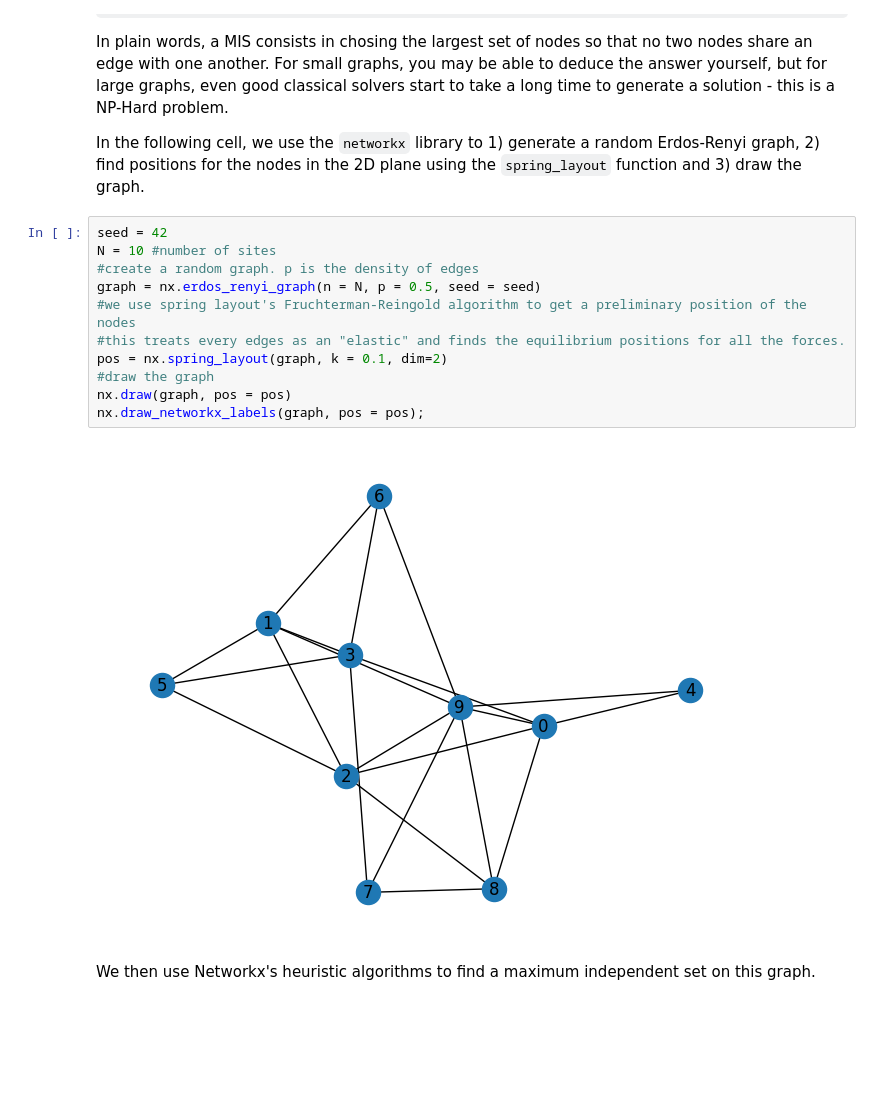
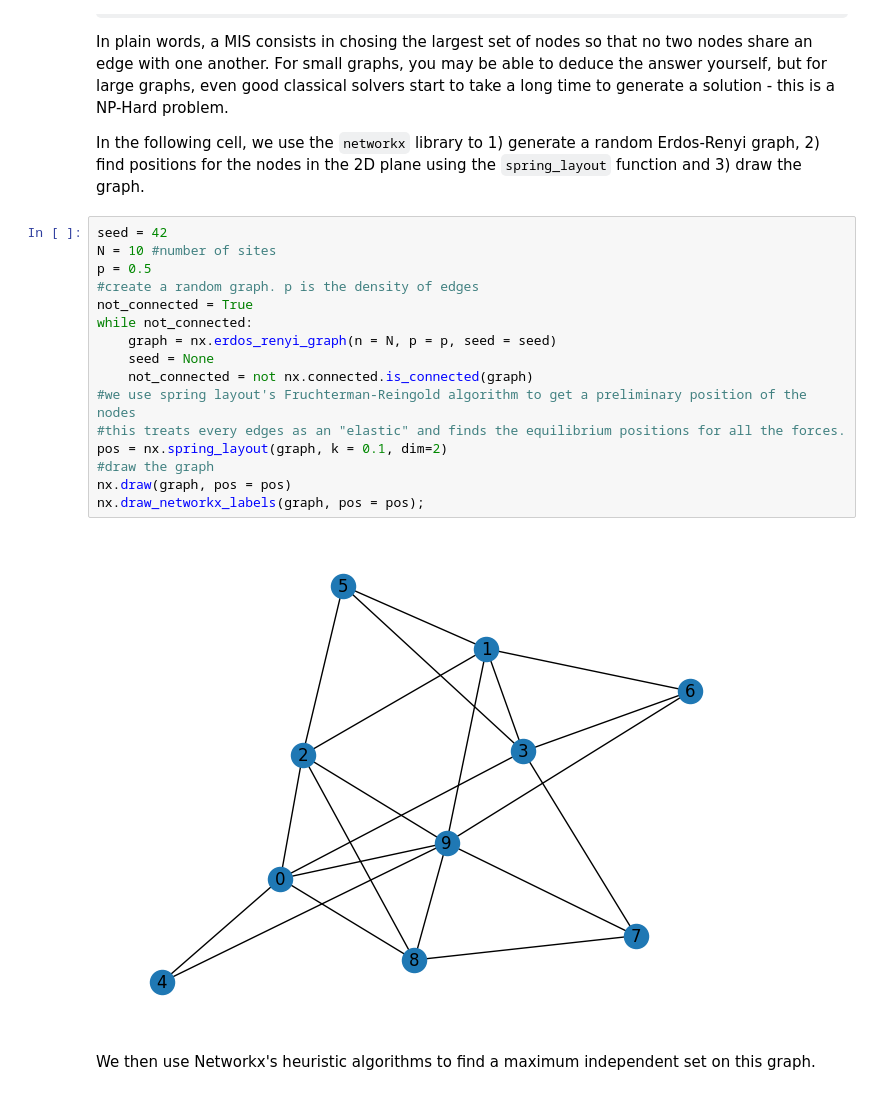
Before and after one commit to pasqal-io/tutorial-IEEE-quantum-2024-09-15, a Jupyter notebook: notebooks/part2.ipynb, the cells around one changed output. Drawn from its saved outputs; the diff is of its cells as text; some formulas as TeX source; blank space fills up the shorter version.

```diff
--- a/notebooks/part2.ipynb
+++ b/notebooks/part2.ipynb
@@ -336,16 +334,21 @@ In the following cell, we use the `networkx` library to 1) generate a random Erd
 # %%
 seed = 42
 N = 10 #number of sites
+p = 0.5
 #create a random graph. p is the density of edges
-graph = nx.erdos_renyi_graph(n = N, p = 0.5, seed = seed)
+not_connected = True
+while not_connected:
+    graph = nx.erdos_renyi_graph(n = N, p = p, seed = seed)
+    seed = None
+    not_connected = not nx.connected.is_connected(graph)
 #we use spring layout's Fruchterman-Reingold algorithm to get a preliminary position of the nodes
 #this treats every edges as an "elastic" and finds the equilibrium positions for all the forces.
 pos = nx.spring_layout(graph, k = 0.1, dim=2)
 #draw the graph
 nx.draw(graph, pos = pos)
 nx.draw_networkx_labels(graph, pos = pos);
 # %% [output]
-[figure, old version]
+[figure, new version]
 # %% [markdown]
 We then use Networkx's heuristic algorithms to find a maximum independent set on this graph.
 # %%
```
Also changed, not shown: parts of 12 cells of this notebook, 2 other files.
